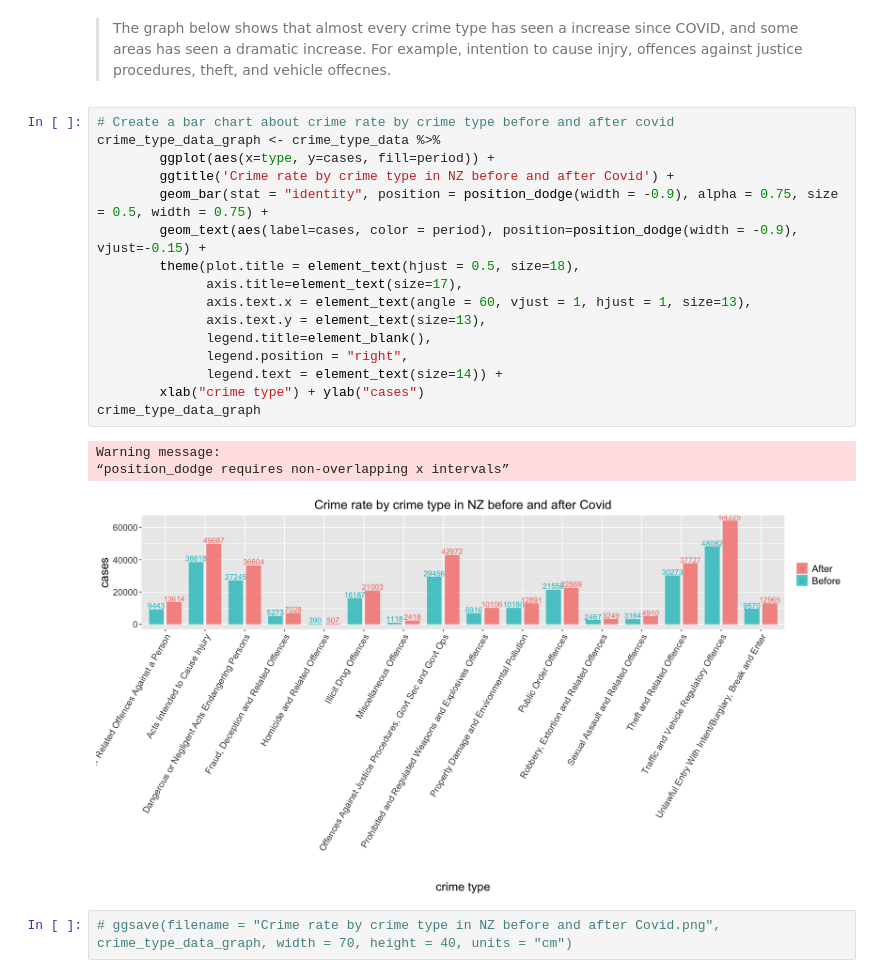
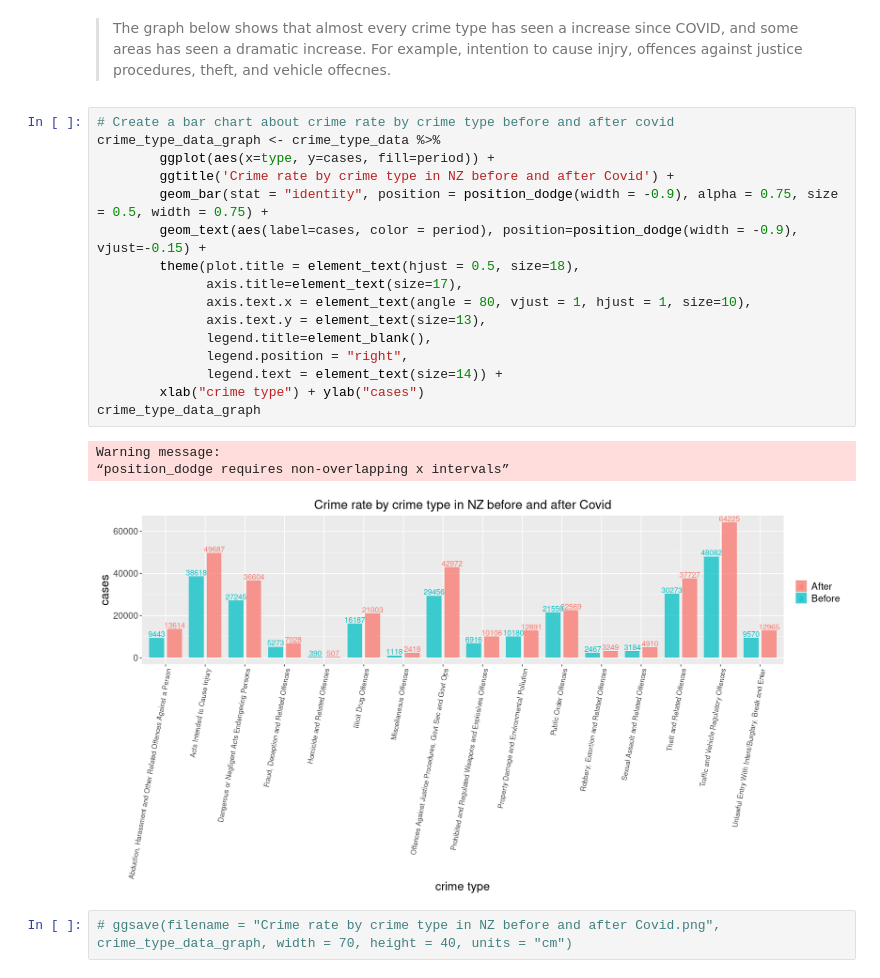
Before and after one commit to Xahid-Khan/Data201-Project-2022, a Jupyter notebook: CRIME_RATE/COVID_AND_CRIMERATE.ipynb, the cells around one changed output. Cells and saved outputs as stored; diff of their text form.

```diff
--- a/CRIME_RATE/COVID_AND_CRIMERATE.ipynb
+++ b/CRIME_RATE/COVID_AND_CRIMERATE.ipynb
@@ -333,23 +333,23 @@ A grouped_df: 32 × 3
 # %%
 # Create a bar chart about crime rate by crime type before and after covid
 crime_type_data_graph <- crime_type_data %>%
         ggplot(aes(x=type, y=cases, fill=period)) +
         ggtitle('Crime rate by crime type in NZ before and after Covid') +
         geom_bar(stat = "identity", position = position_dodge(width = -0.9), alpha = 0.75, size = 0.5, width = 0.75) +
         geom_text(aes(label=cases, color = period), position=position_dodge(width = -0.9), vjust=-0.15) +
         theme(plot.title = element_text(hjust = 0.5, size=18),
               axis.title=element_text(size=17),
-              axis.text.x = element_text(angle = 60, vjust = 1, hjust = 1, size=13),
+              axis.text.x = element_text(angle = 80, vjust = 1, hjust = 1, size=10),
               axis.text.y = element_text(size=13),
               legend.title=element_blank(),
               legend.position = "right",
               legend.text = element_text(size=14)) +
         xlab("crime type") + ylab("cases")
 crime_type_data_graph
 # %% [output]
 Warning message:
 “position_dodge requires non-overlapping x intervals”
-[figure, old version]
+[figure, new version]
 # %%
 # ggsave(filename = "Crime rate by crime type in NZ before and after Covid.png", crime_type_data_graph, width = 70, height = 40, units = "cm")
 # %% [markdown]
```
Also changed, not shown: parts of 6 cells of this notebook, 5 other files.
